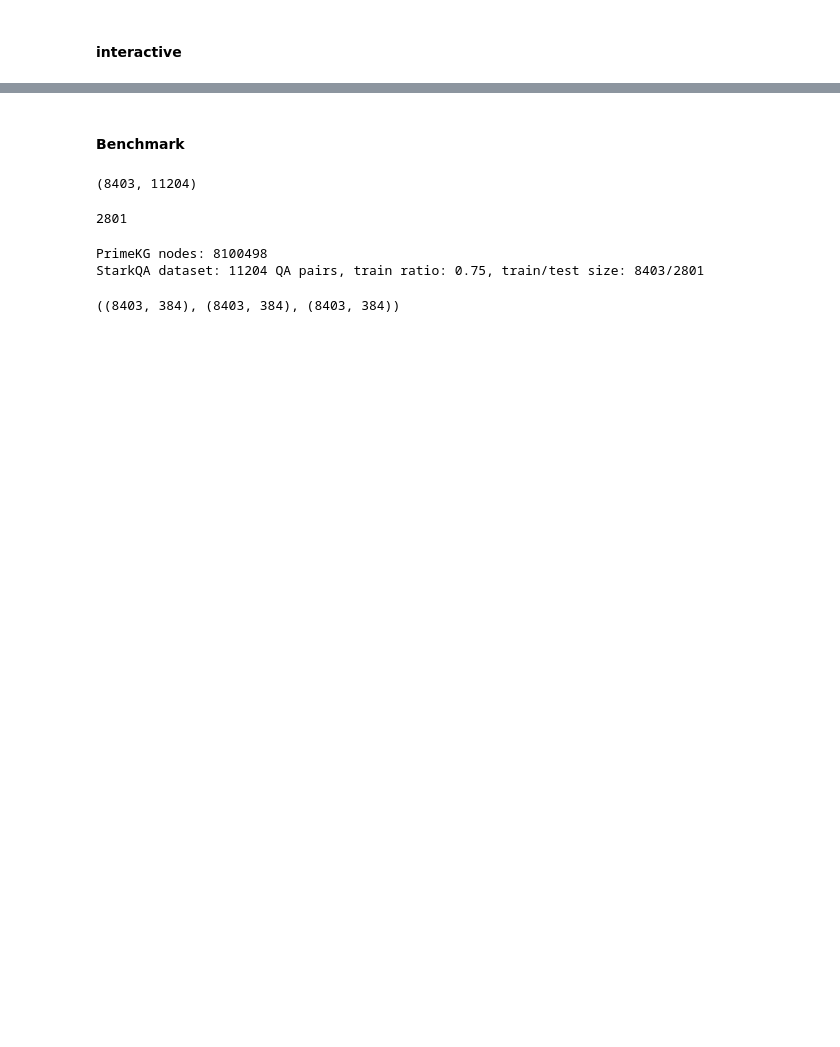
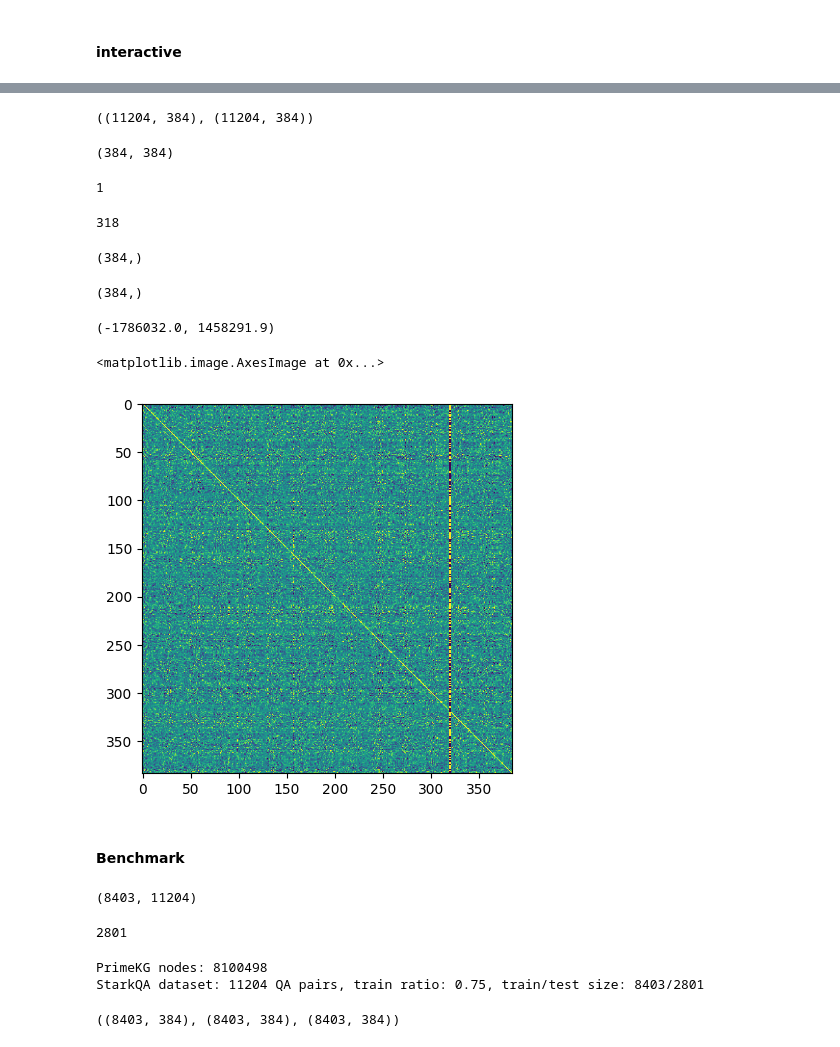
Before and after one commit to pas-calc/knowledge_graph_query, a Jupyter notebook: kg_embedding.ipynb, the cells around one changed output, grey strips where cells are left out. Drawn from its saved outputs; the diff is of its cells as text; code cells hidden in the pictures; blank space fills up the shorter version.

```diff
--- a/kg_embedding.ipynb
+++ b/kg_embedding.ipynb
@@ -315,3 +358,38 @@ nodes_.sort_values(by="distance").iloc[:topk]
+# %%
+embedding_answers.shape, embeddings_queries_inv.shape
+# %% [output]
+((11204, 384), (11204, 384))
+# %%
+map_emb_query_to_answer = np.dot(embedding_answers.T, embeddings_queries_inv)
+map_emb_query_to_answer.shape
+# %% [output]
+(384, 384)
+# %%
+np.linalg.matrix_rank(map_emb_query_to_answer)
+# %% [output]
+1
+# %%
+np.linalg.matrix_rank(map_emb_query_to_answer[:,:319])
+# %% [output]
+318
+# %%
+emb_query.shape
+# %% [output]
+(384,)
+# %%
+qa = np.dot(map_emb_query_to_answer, emb_query)
+qa.shape
+# %% [output]
+(384,)
+# %%
+np.min(map_emb_query_to_answer),np.max(map_emb_query_to_answer)
+# %% [output]
+(-1786032.0, 1458291.9)
+# %%
+plt.imshow(map_emb_query_to_answer,vmin=-.1,vmax=.1)
+# %% [output]
+<matplotlib.image.AxesImage at 0x...>
+[figure, added]
 # %% [markdown]
 #### Benchmark
 # %%
```
Also changed, not shown: parts of 36 cells of this notebook.
